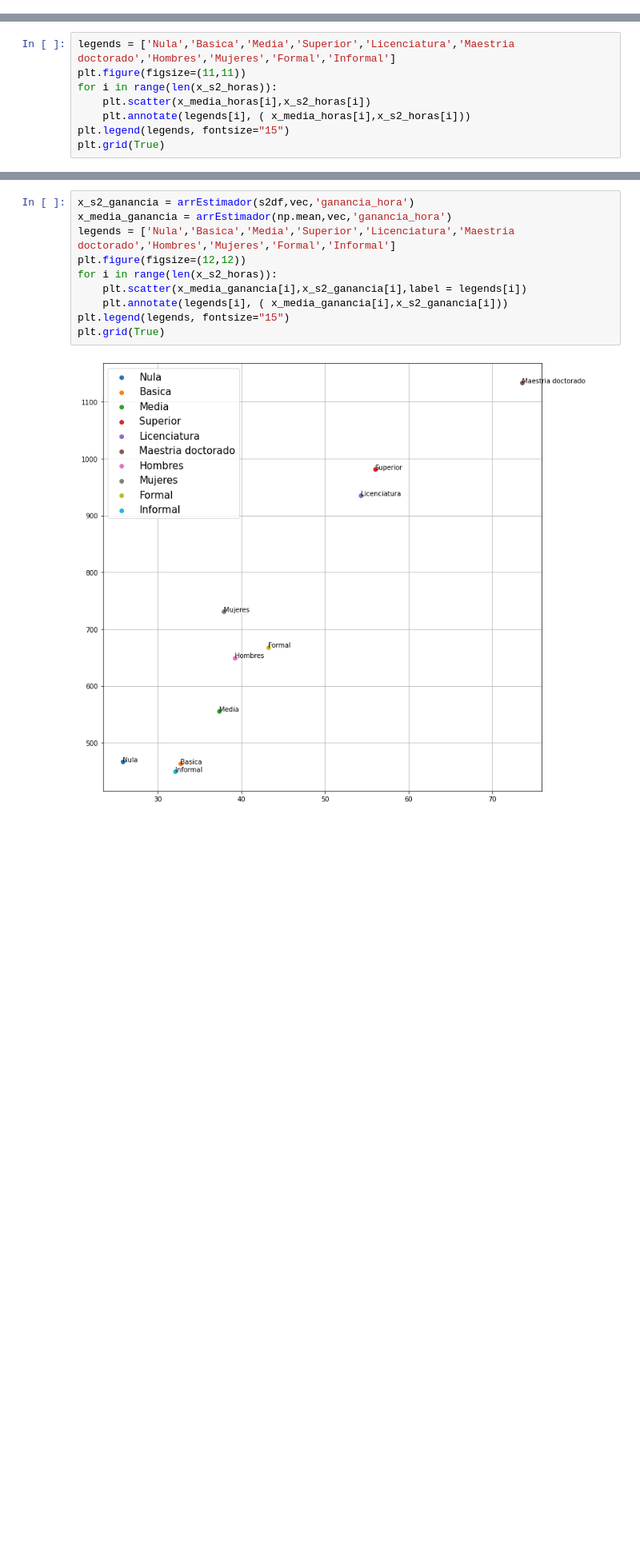
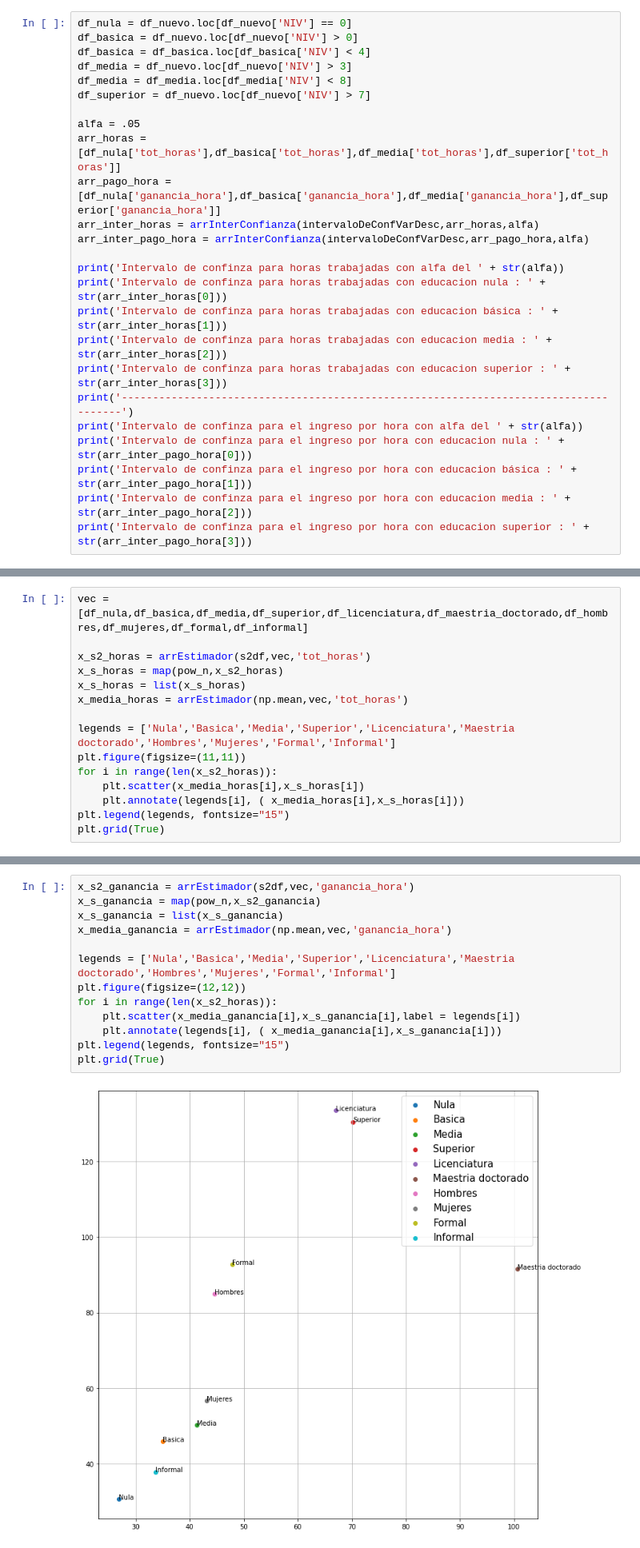
Before and after one commit to mTrujillf/inferencia, a Jupyter notebook: inferencia3.ipynb, the cells around one changed output, grey strips where cells are left out. Shown at 80% size. Cells and saved outputs as stored; diff of their text form; blank space fills up the shorter version.

```diff
--- a/inferencia3.ipynb
+++ b/inferencia3.ipynb
@@ -576,0 +553,25 @@ x_media_horas = arrEstimador(np.mean,vec,'tot_horas')
+# %%
+df_nula = df_nuevo.loc[df_nuevo['NIV'] == 0]
+df_basica = df_nuevo.loc[df_nuevo['NIV'] > 0]
+df_basica = df_basica.loc[df_basica['NIV'] < 4]
+df_media = df_nuevo.loc[df_nuevo['NIV'] > 3]
+df_media = df_media.loc[df_media['NIV'] < 8]
+df_superior = df_nuevo.loc[df_nuevo['NIV'] > 7]
+
+alfa = .05
+arr_horas = [df_nula['tot_horas'],df_basica['tot_horas'],df_media['tot_horas'],df_superior['tot_horas']]
+arr_pago_hora = [df_nula['ganancia_hora'],df_basica['ganancia_hora'],df_media['ganancia_hora'],df_superior['ganancia_hora']]
+arr_inter_horas = arrInterConfianza(intervaloDeConfVarDesc,arr_horas,alfa)
+arr_inter_pago_hora = arrInterConfianza(intervaloDeConfVarDesc,arr_pago_hora,alfa)
+
+print('Intervalo de confinza para horas trabajadas con alfa del ' + str(alfa))
+print('Intervalo de confinza para horas trabajadas con educacion nula : ' + str(arr_inter_horas[0]))
+print('Intervalo de confinza para horas trabajadas con educacion básica : ' + str(arr_inter_horas[1]))
+print('Intervalo de confinza para horas trabajadas con educacion media : ' + str(arr_inter_horas[2]))
+print('Intervalo de confinza para horas trabajadas con educacion superior : ' + str(arr_inter_horas[3]))
+print('-------------------------------------------------------------------------------------')
+print('Intervalo de confinza para el ingreso por hora con alfa del ' + str(alfa))
+print('Intervalo de confinza para el ingreso por hora con educacion nula : ' + str(arr_inter_pago_hora[0]))
+print('Intervalo de confinza para el ingreso por hora con educacion básica : ' + str(arr_inter_pago_hora[1]))
+print('Intervalo de confinza para el ingreso por hora con educacion media : ' + str(arr_inter_pago_hora[2]))
+print('Intervalo de confinza para el ingreso por hora con educacion superior : ' + str(arr_inter_pago_hora[3]))
@@ -577,9 +705,16 @@ x_media_horas = arrEstimador(np.mean,vec,'tot_horas')
 # %%
+vec = [df_nula,df_basica,df_media,df_superior,df_licenciatura,df_maestria_doctorado,df_hombres,df_mujeres,df_formal,df_informal]
+
+x_s2_horas = arrEstimador(s2df,vec,'tot_horas')
+x_s_horas = map(pow_n,x_s2_horas)
+x_s_horas = list(x_s_horas)
+x_media_horas = arrEstimador(np.mean,vec,'tot_horas')
+
 legends = ['Nula','Basica','Media','Superior','Licenciatura','Maestria doctorado','Hombres','Mujeres','Formal','Informal']
 plt.figure(figsize=(11,11))
 for i in range(len(x_s2_horas)):
-    plt.scatter(x_media_horas[i],x_s2_horas[i])
-    plt.annotate(legends[i], ( x_media_horas[i],x_s2_horas[i]))
+    plt.scatter(x_media_horas[i],x_s_horas[i])
+    plt.annotate(legends[i], ( x_media_horas[i],x_s_horas[i]))
 plt.legend(legends, fontsize="15")
 plt.grid(True)
 # %% [output]
@@ -587,12 +724,15 @@ plt.grid(True)
 # %%
 x_s2_ganancia = arrEstimador(s2df,vec,'ganancia_hora')
+x_s_ganancia = map(pow_n,x_s2_ganancia)
+x_s_ganancia = list(x_s_ganancia)
 x_media_ganancia = arrEstimador(np.mean,vec,'ganancia_hora')
+
 legends = ['Nula','Basica','Media','Superior','Licenciatura','Maestria doctorado','Hombres','Mujeres','Formal','Informal']
 plt.figure(figsize=(12,12))
 for i in range(len(x_s2_horas)):
-    plt.scatter(x_media_ganancia[i],x_s2_ganancia[i],label = legends[i])
-    plt.annotate(legends[i], ( x_media_ganancia[i],x_s2_ganancia[i]))
+    plt.scatter(x_media_ganancia[i],x_s_ganancia[i],label = legends[i])
+    plt.annotate(legends[i], ( x_media_ganancia[i],x_s_ganancia[i]))
 plt.legend(legends, fontsize="15")
 plt.grid(True)
 # %% [output]
-[figure, old version]
+[figure, new version]
```
Also changed, not shown: parts of 83 cells of this notebook.
